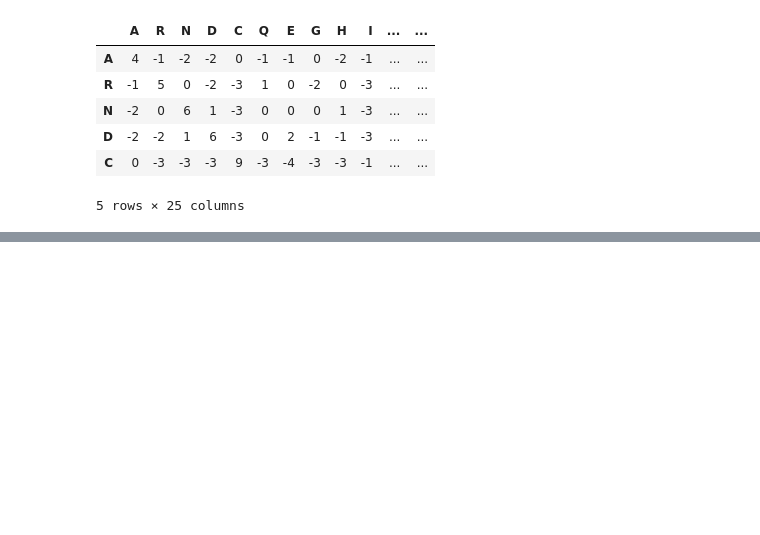
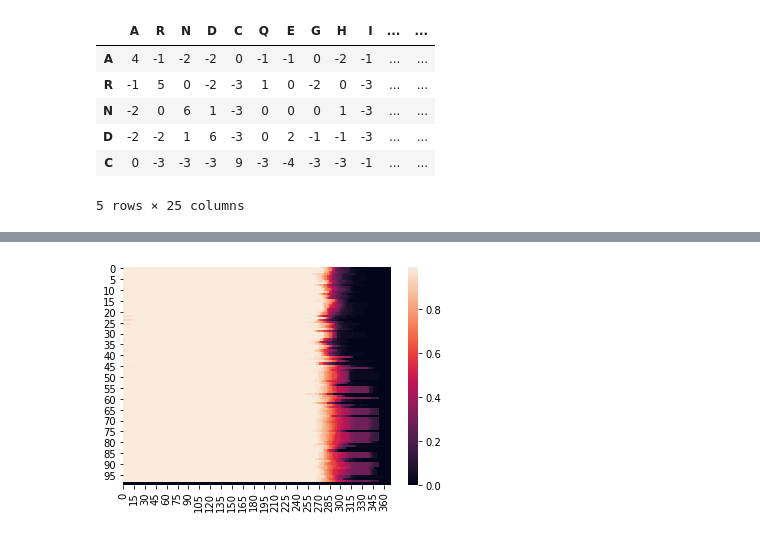
Before and after one commit to AugieDoebling/fall-2021-bioinformatics-plastics, a Jupyter notebook: BioInformatics_Group_Project_The_Plastics.ipynb, the cells around one changed output, grey strips where cells are left out. Drawn from its saved outputs; the diff is of its cells as text; code cells hidden in the pictures; blank space fills up the shorter version.

Commit message:
ran first heatmap

```diff
--- a/BioInformatics_Group_Project_The_Plastics.ipynb
+++ b/BioInformatics_Group_Project_The_Plastics.ipynb
@@ -163,0 +192,2 @@ KeyboardInterrupt:
+# %%
+max_length = max([len(h) for h in data['Heatmap']])
@@ -163,0 +202,11 @@ KeyboardInterrupt:
+# %%
+normalized_heatmap = np.zeros((len(data), max_length))
+
+for row_index, row in enumerate(list(data['Heatmap'])):
+    for h_index, h in enumerate(row):
+        normalized_heatmap[row_index, h_index] = h / 100.0
+
+# normalized_heatmap = np.stack(data['Heatmap'], axis='None')
+
+print(normalized_heatmap)
+# fullprint(normalized_heatmap)
@@ -163,0 +224,5 @@ KeyboardInterrupt:
+# %%
+sns.heatmap(normalized_heatmap)
+plt.show()
+# %% [output]
+[figure, added]
```
Also changed, not shown: parts of 7 cells of this notebook, 1 other file.
